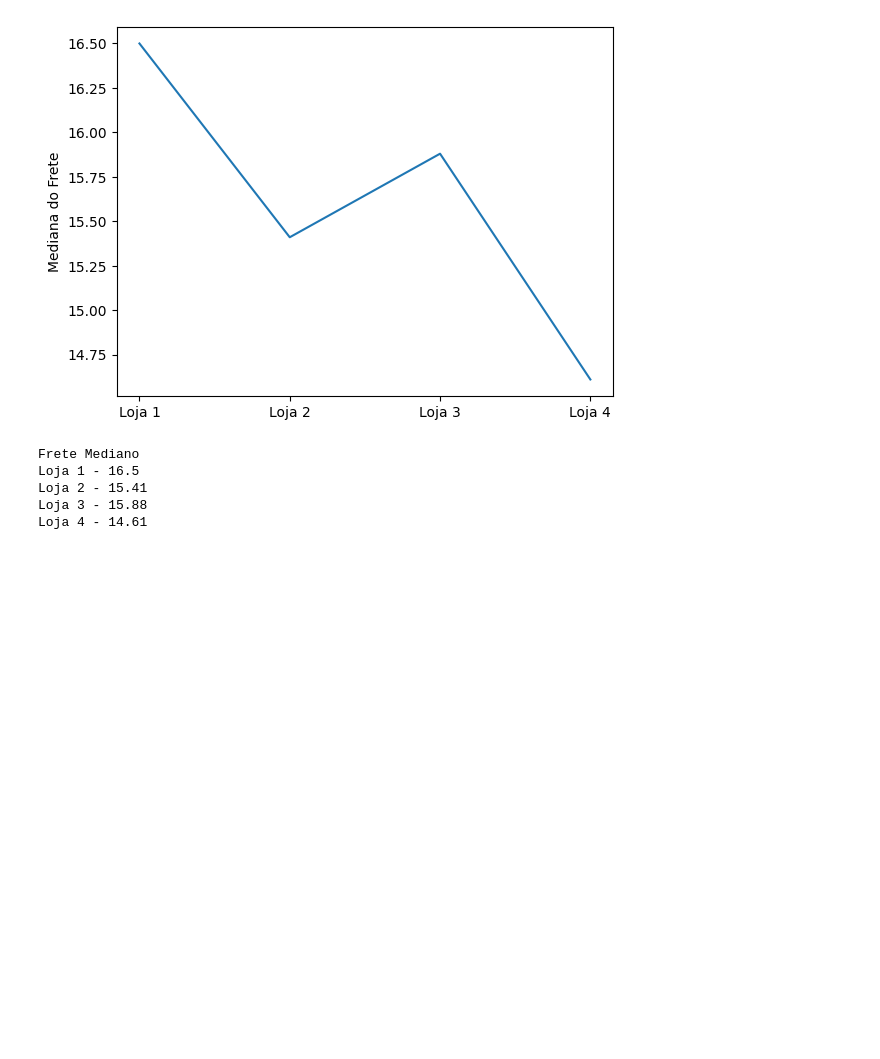
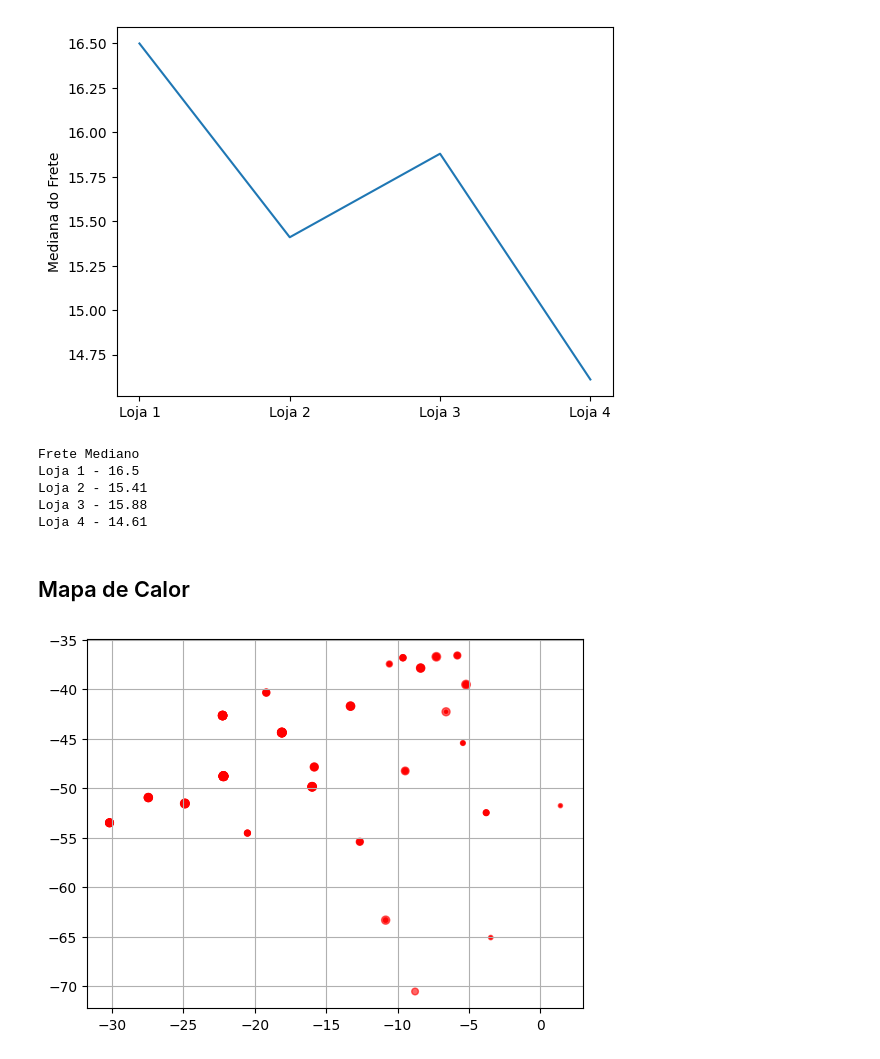
Before and after one commit to elara-mendes/challenge_alura_store, a Jupyter notebook: AluraStoreBr.ipynb, the cells around one changed output. Cells and saved outputs as stored; diff of their text form; code cells hidden in the pictures; blank space fills up the shorter version.

Commit message:
Created heatmap and finished project.

```diff
--- a/AluraStoreBr.ipynb
+++ b/AluraStoreBr.ipynb
@@ -157,3 +158,11 @@ Loja 1 - 16.5
 Loja 2 - 15.41
 Loja 3 - 15.88
 Loja 4 - 14.61
+# %% [markdown]
+## Mapa de Calor
+# %%
+plt.scatter(loja1["lat"], loja1["lon"], s=loja1["Preço"]/100, c="red", alpha=0.6)
+plt.grid(True)
+plt.show()
+# %% [output]
+[figure, added]
```
Also changed, not shown: parts of 6 cells of this notebook.
